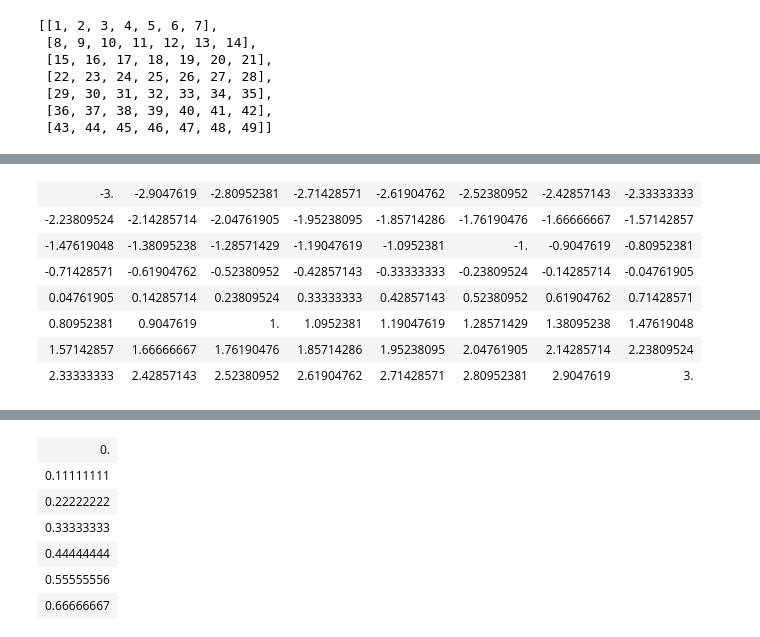
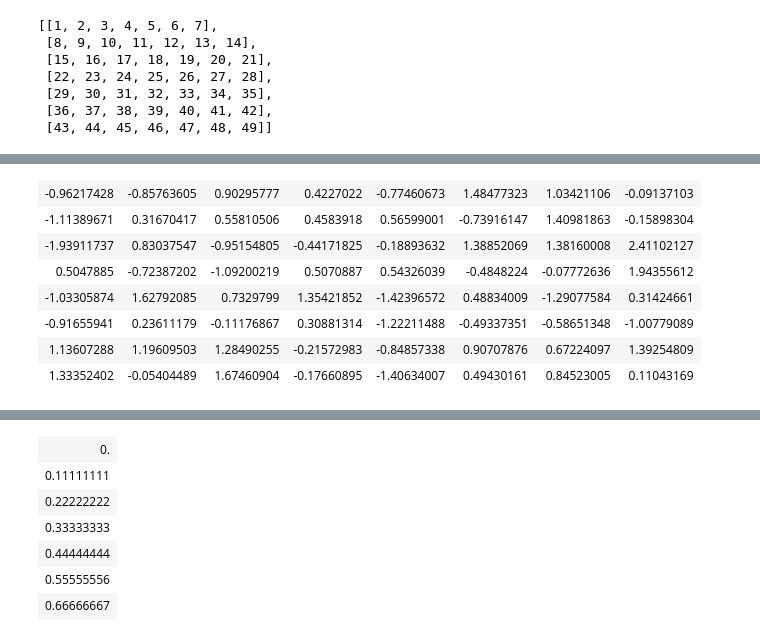
Before and after one commit to crypt0kitik/Introduction-to-Data-Analytics, a Jupyter notebook: Homework sets/SET 1/Exercise set 1.ipynb, the cells around one changed output, grey strips where cells are left out. Cells and saved outputs as stored; diff of their text form; code cells hidden in the pictures.

```diff
--- a/Homework sets/SET 1/Exercise set 1.ipynb
+++ b/Homework sets/SET 1/Exercise set 1.ipynb
@@ -376,16 +376,17 @@ data
 # %%
 # Generate 8x8 random number matrix, using standard normal distribution values (= values are between -3 and 3)
-data = np.linspace(-3, 3, 64).reshape(8, 8)
+data = np.random.normal(loc=0, scale=1, size=(8, 8))
+data = np.clip(data, -3, 3)
 data
 # %% [output]
-| -3. | -2.9047619 | -2.80952381 | -2.71428571 | -2.61904762 | -2.52380952 | -2.42857143 | -2.33333333 |
-| -2.23809524 | -2.14285714 | -2.04761905 | -1.95238095 | -1.85714286 | -1.76190476 | -1.66666667 | -1.57142857 |
-| -1.47619048 | -1.38095238 | -1.28571429 | -1.19047619 | -1.0952381 | -1. | -0.9047619 | -0.80952381 |
-| -0.71428571 | -0.61904762 | -0.52380952 | -0.42857143 | -0.33333333 | -0.23809524 | -0.14285714 | -0.04761905 |
-| 0.04761905 | 0.14285714 | 0.23809524 | 0.33333333 | 0.42857143 | 0.52380952 | 0.61904762 | 0.71428571 |
-| 0.80952381 | 0.9047619 | 1. | 1.0952381 | 1.19047619 | 1.28571429 | 1.38095238 | 1.47619048 |
-| 1.57142857 | 1.66666667 | 1.76190476 | 1.85714286 | 1.95238095 | 2.04761905 | 2.14285714 | 2.23809524 |
-| 2.33333333 | 2.42857143 | 2.52380952 | 2.61904762 | 2.71428571 | 2.80952381 | 2.9047619 | 3. |
+| -0.96217428 | -0.85763605 | 0.90295777 | 0.4227022 | -0.77460673 | 1.48477323 | 1.03421106 | -0.09137103 |
+| -1.11389671 | 0.31670417 | 0.55810506 | 0.4583918 | 0.56599001 | -0.73916147 | 1.40981863 | -0.15898304 |
+| -1.93911737 | 0.83037547 | -0.95154805 | -0.44171825 | -0.18893632 | 1.38852069 | 1.38160008 | 2.41102127 |
+| 0.5047885 | -0.72387202 | -1.09200219 | 0.5070887 | 0.54326039 | -0.4848224 | -0.07772636 | 1.94355612 |
+| -1.03305874 | 1.62792085 | 0.7329799 | 1.35421852 | -1.42396572 | 0.48834009 | -1.29077584 | 0.31424661 |
+| -0.91655941 | 0.23611179 | -0.11176867 | 0.30881314 | -1.22211488 | -0.49337351 | -0.58651348 | -1.00779089 |
+| 1.13607288 | 1.19609503 | 1.28490255 | -0.21572983 | -0.84857338 | 0.90707876 | 0.67224097 | 1.39254809 |
+| 1.33352402 | -0.05404489 | 1.67460904 | -0.17660895 | -1.40634007 | 0.49430161 | 0.84523005 | 0.11043169 |
 # %% [markdown]
 <h3><b>4. Create a linearly spaced… </b></h3>
 
```
Also changed, not shown: parts of 4 cells of this notebook.
